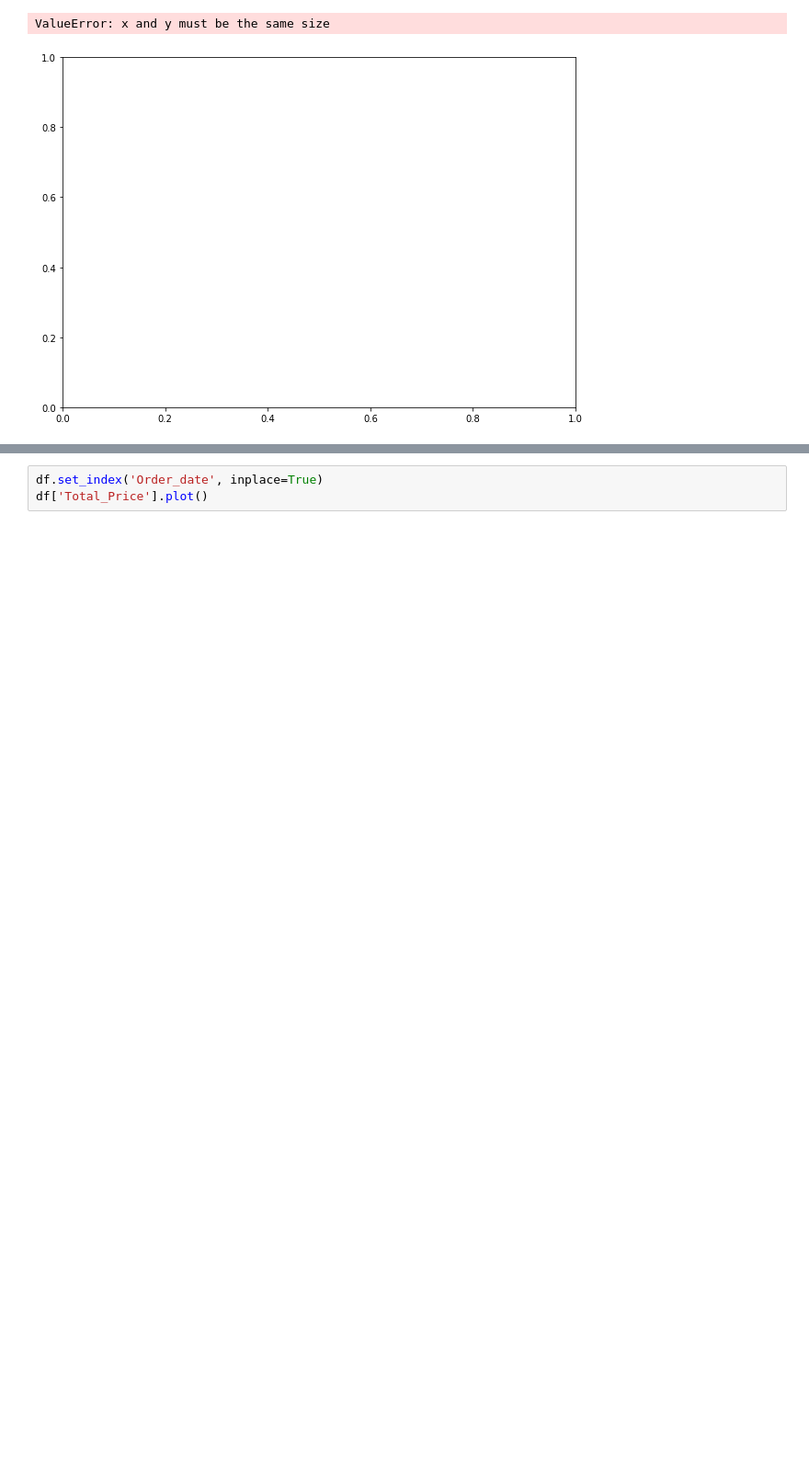
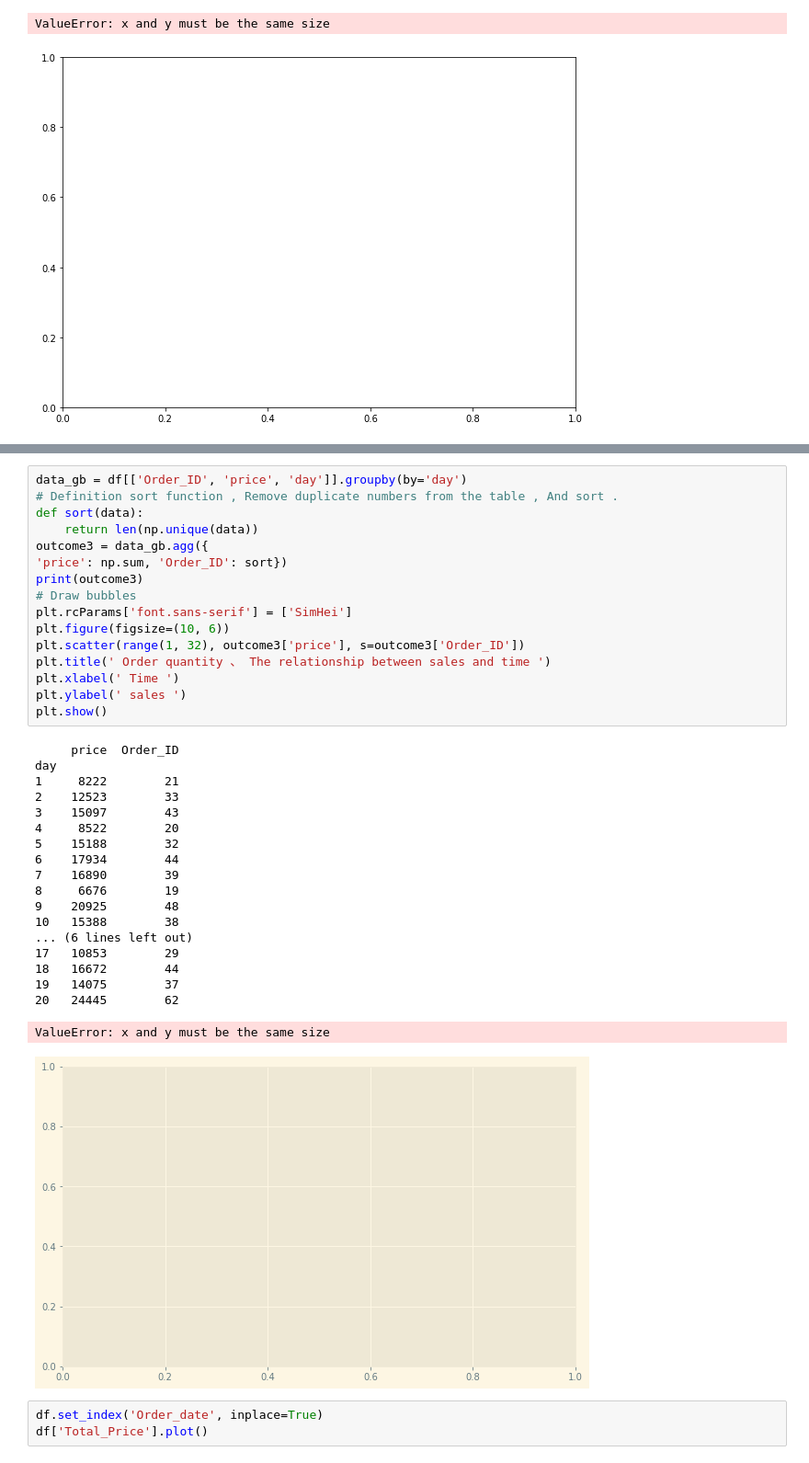
Before and after one commit to avinashronanki/pandas, a Jupyter notebook: FOA/Hinjewadi.ipynb, the cells around one changed output, grey strips where cells are left out. Shown at 92% size. Drawn from its saved outputs; the diff is of its cells as text; blank space fills up the shorter version.

```diff
--- a/FOA/Hinjewadi.ipynb
+++ b/FOA/Hinjewadi.ipynb
@@ -214,3 +259,39 @@ ValueError: x and y must be the same size
+# %%
+data_gb = df[['Order_ID', 'price', 'day']].groupby(by='day')
+# Definition sort function , Remove duplicate numbers from the table , And sort .
+def sort(data):
+    return len(np.unique(data))
+outcome3 = data_gb.agg({
+'price': np.sum, 'Order_ID': sort})
+print(outcome3)
+# Draw bubbles
+plt.rcParams['font.sans-serif'] = ['SimHei']
+plt.figure(figsize=(10, 6))
+plt.scatter(range(1, 32), outcome3['price'], s=outcome3['Order_ID'])
+plt.title(' Order quantity 、 The relationship between sales and time ')
+plt.xlabel(' Time ')
+plt.ylabel(' sales ')
+plt.show()
+# %% [output]
+     price  Order_ID
+day
+1     8222        21
+2    12523        33
+3    15097        43
+4     8522        20
+5    15188        32
+6    17934        44
+7    16890        39
+8     6676        19
+9    20925        48
+10   15388        38
+... (6 lines left out)
+17   10853        29
+18   16672        44
+19   14075        37
+20   24445        62
+ValueError: x and y must be the same size
+[figure, added]
 # %%
 df.set_index('Order_date', inplace=True)
 df['Total_Price'].plot()
```
Also changed, not shown: parts of 3 cells of this notebook.
